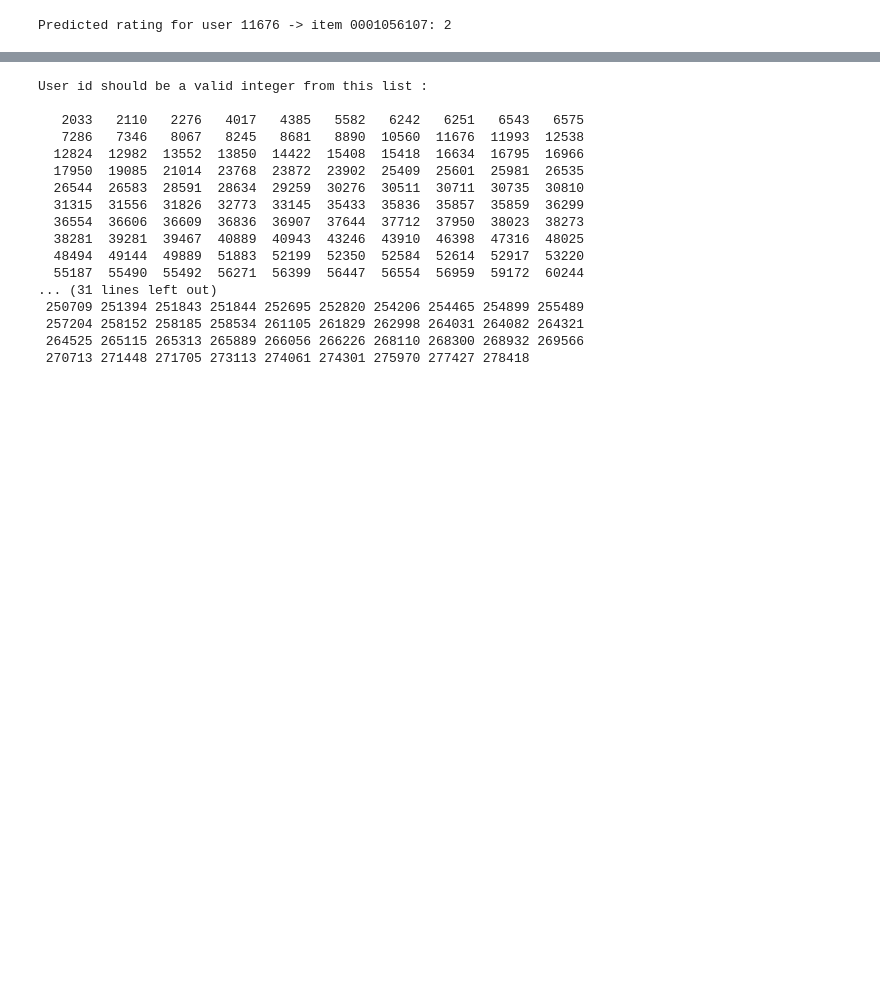
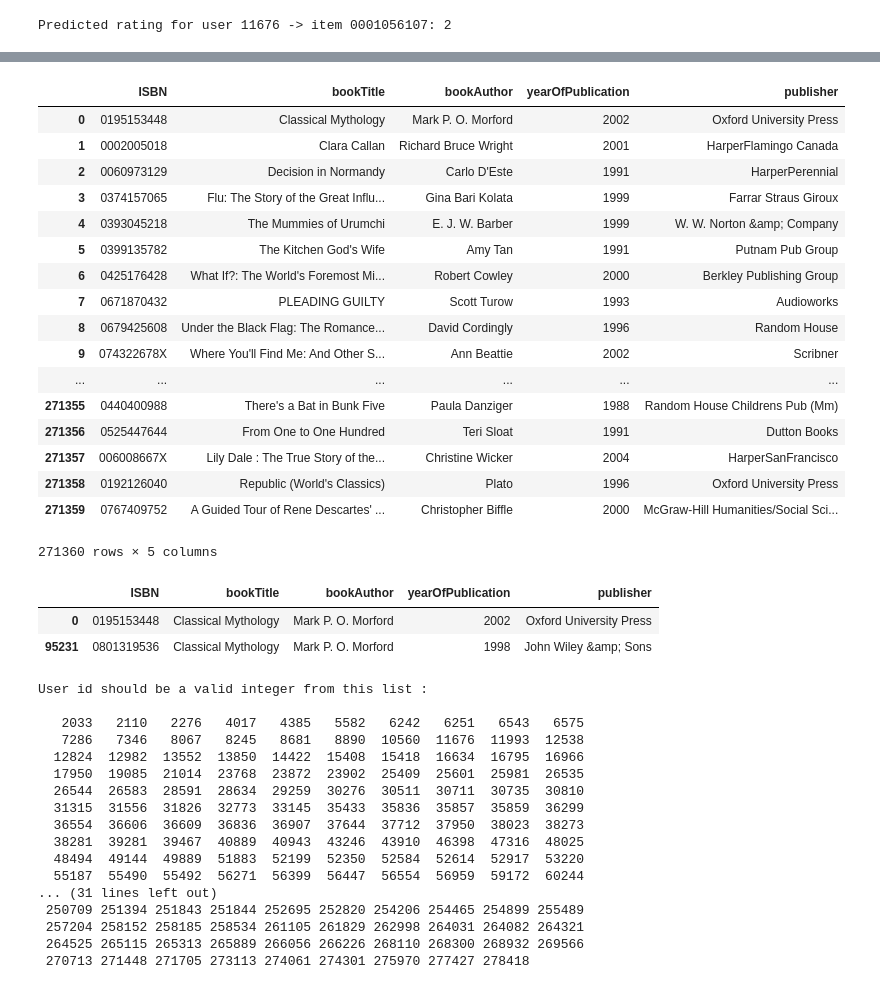
Before and after one commit to bipulthapa/RecommendationSystem, a Jupyter notebook: RecommendationSystem.ipynb, the cells around one changed output, grey strips where cells are left out. Drawn from its saved outputs; the diff is of its cells as text; code cells hidden in the pictures; blank space fills up the shorter version.

```diff
--- a/RecommendationSystem.ipynb
+++ b/RecommendationSystem.ipynb
@@ -436,4 +439,32 @@ def recommendItemBased(user_id, ratings, metric=metric):
         on_change()
+# %%
+books
+# %% [output]
+|  | ISBN | bookTitle | bookAuthor | yearOfPublication | publisher |
+| 0 | 0195153448 | Classical Mythology | Mark P. O. Morford | 2002 | Oxford University Press |
+| 1 | 0002005018 | Clara Callan | Richard Bruce Wright | 2001 | HarperFlamingo Canada |
+| 2 | 0060973129 | Decision in Normandy | Carlo D'Este | 1991 | HarperPerennial |
+| 3 | 0374157065 | Flu: The Story of the Great Influ... | Gina Bari Kolata | 1999 | Farrar Straus Giroux |
+| 4 | 0393045218 | The Mummies of Urumchi | E. J. W. Barber | 1999 | W. W. Norton &amp; Company |
+| 5 | 0399135782 | The Kitchen God's Wife | Amy Tan | 1991 | Putnam Pub Group |
+| 6 | 0425176428 | What If?: The World's Foremost Mi... | Robert Cowley | 2000 | Berkley Publishing Group |
+| 7 | 0671870432 | PLEADING GUILTY | Scott Turow | 1993 | Audioworks |
+| 8 | 0679425608 | Under the Black Flag: The Romance... | David Cordingly | 1996 | Random House |
+| 9 | 074322678X | Where You'll Find Me: And Other S... | Ann Beattie | 2002 | Scribner |
+| ... | ... | ... | ... | ... | ... |
+| 271355 | 0440400988 | There's a Bat in Bunk Five | Paula Danziger | 1988 | Random House Childrens Pub (Mm) |
+| 271356 | 0525447644 | From One to One Hundred | Teri Sloat | 1991 | Dutton Books |
+| 271357 | 006008667X | Lily Dale : The True Story of the... | Christine Wicker | 2004 | HarperSanFrancisco |
+| 271358 | 0192126040 | Republic (World's Classics) | Plato | 1996 | Oxford University Press |
+| 271359 | 0767409752 | A Guided Tour of Rene Descartes' ... | Christopher Biffle | 2000 | McGraw-Hill Humanities/Social Sci... |
+271360 rows × 5 columns
+# %%
+# books.loc[(books.ISBN == '193169656X'),'publisher'] = 'other'
+books[(books.bookTitle == 'Classical Mythology')]
+# %% [output]
+|  | ISBN | bookTitle | bookAuthor | yearOfPublication | publisher |
+| 0 | 0195153448 | Classical Mythology | Mark P. O. Morford | 2002 | Oxford University Press |
+| 95231 | 0801319536 | Classical Mythology | Mark P. O. Morford | 1998 | John Wiley &amp; Sons |
 # %%
 recommendItemBased(999999,ratings_matrix)
 # %% [output]
```
Also changed, not shown: parts of 35 cells of this notebook.
